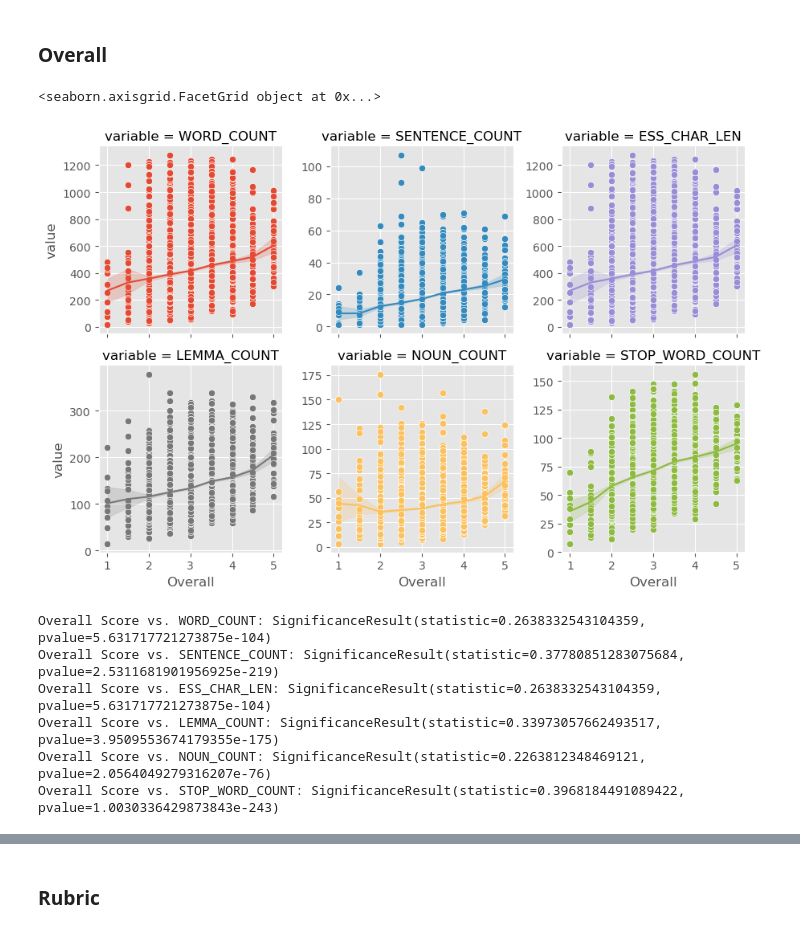
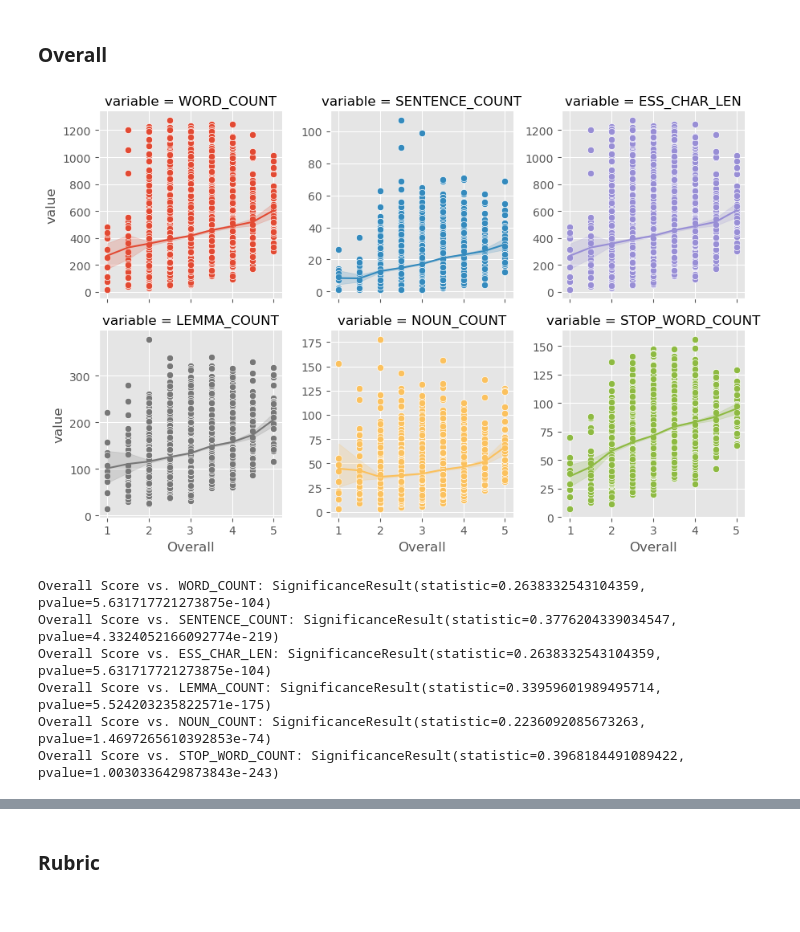
Before and after one commit to JoeyHou/essay_eval, a Jupyter notebook: ellipse.ipynb, the cells around one changed output, grey strips where cells are left out. Cells and saved outputs as stored; diff of their text form; code cells hidden in the pictures.

Commit message:
Got overall score and linguistic score correlations

```diff
--- a/ellipse.ipynb
+++ b/ellipse.ipynb
@@ -197,23 +220,28 @@ COUNTS = ['WORD_COUNT', 'SENTENCE_COUNT', 'ESS_CHAR_LEN', 'LEMMA_COUNT', 'NOUN_C
+# %%
+def correlation(df: pd.DataFrame, score: str, columns:list):
+
+    # Plot
+    melt_df = ling_df.melt(id_vars=score, value_vars=columns)
+
+    grid = sns.FacetGrid(data=melt_df, col="variable", col_wrap=3, hue="variable", sharey=False)
+    grid.map(sns.scatterplot, score, "value")
+    grid.map(sns.lineplot, score, "value")
+
+    plt.show()
+
+    # Get spearman correlations
+    for feat in columns:
+        rows = melt_df[melt_df["variable"] == feat].loc[:, [score, "value"]].to_dict("list")
+        print(f"{score} Score vs. {feat}:", spearmanr(a=rows[score], b=rows["value"], alternative="greater"))
 # %% [markdown]
 ### Overall
-# %%
-# Counts
-ling_melt_df = ling_df.melt(id_vars="Overall", value_vars=COUNTS)
-
-grid = sns.FacetGrid(data=ling_melt_df, col="variable", col_wrap=3, hue="variable", sharey=False)
-grid.map(sns.scatterplot, "Overall", "value")
-grid.map(sns.lineplot, "Overall", "value")
-# %% [output]
-<seaborn.axisgrid.FacetGrid object at 0x...>
-[figure, removed]
-# %%
-for feat in COUNTS:
-    rows = ling_melt_df[ling_melt_df["variable"] == feat].loc[:, ["Overall", "value"]].to_dict("list")
-    print(f"Overall Score vs. {feat}:", spearmanr(a=rows["Overall"], b=rows["value"], alternative="greater"))
-# %% [output]
-Overall Score vs. WORD_COUNT: SignificanceResult(statistic=0.2638332543104359, pvalue=5.631717721273875e-104)
-Overall Score vs. SENTENCE_COUNT: SignificanceResult(statistic=0.37780851283075684, pvalue=2.5311681901956925e-219)
-Overall Score vs. ESS_CHAR_LEN: SignificanceResult(statistic=0.2638332543104359, pvalue=5.631717721273875e-104)
-Overall Score vs. LEMMA_COUNT: SignificanceResult(statistic=0.33973057662493517, pvalue=3.9509553674179355e-175)
-Overall Score vs. NOUN_COUNT: SignificanceResult(statistic=0.2263812348469121, pvalue=2.0564049279316207e-76)
-Overall Score vs. STOP_WORD_COUNT: SignificanceResult(statistic=0.3968184491089422, pvalue=1.0030336429873843e-243)
+# %%
+correlation(ling_df, "Overall", COUNTS)
+# %% [output]
+[figure, added]
+Overall Score vs. WORD_COUNT: SignificanceResult(statistic=0.2638332543104359, pvalue=5.631717721273875e-104)
+Overall Score vs. SENTENCE_COUNT: SignificanceResult(statistic=0.3776204339034547, pvalue=4.3324052166092774e-219)
+Overall Score vs. ESS_CHAR_LEN: SignificanceResult(statistic=0.2638332543104359, pvalue=5.631717721273875e-104)
+Overall Score vs. LEMMA_COUNT: SignificanceResult(statistic=0.33959601989495714, pvalue=5.524203235822571e-175)
+Overall Score vs. NOUN_COUNT: SignificanceResult(statistic=0.2236092085673263, pvalue=1.4697265610392853e-74)
+Overall Score vs. STOP_WORD_COUNT: SignificanceResult(statistic=0.3968184491089422, pvalue=1.0030336429873843e-243)
```
Also changed, not shown: parts of 12 cells of this notebook.
